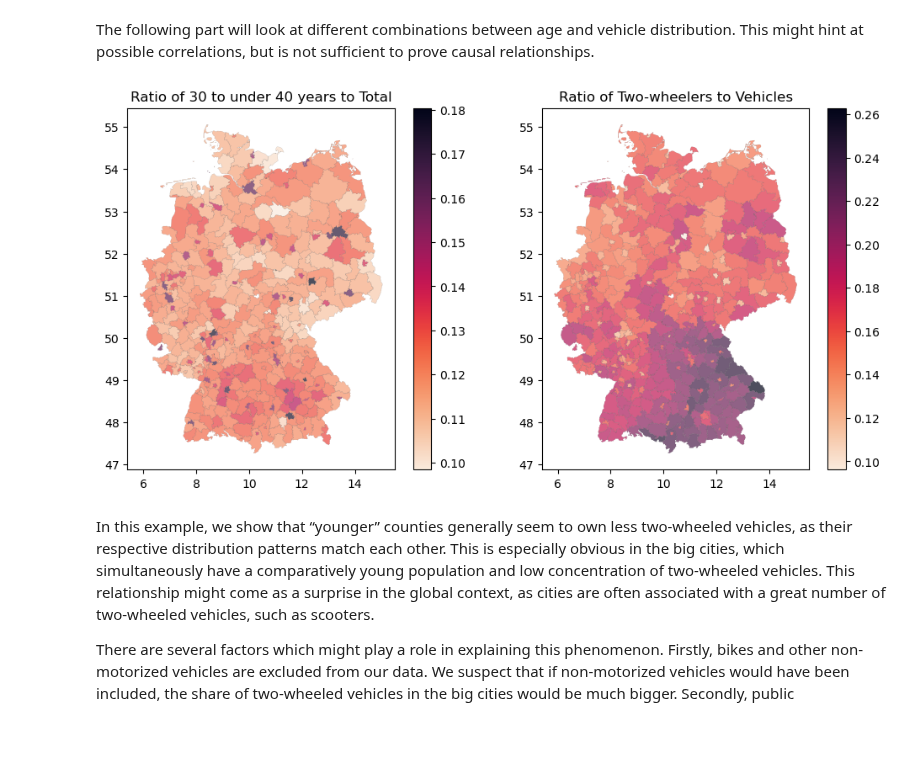
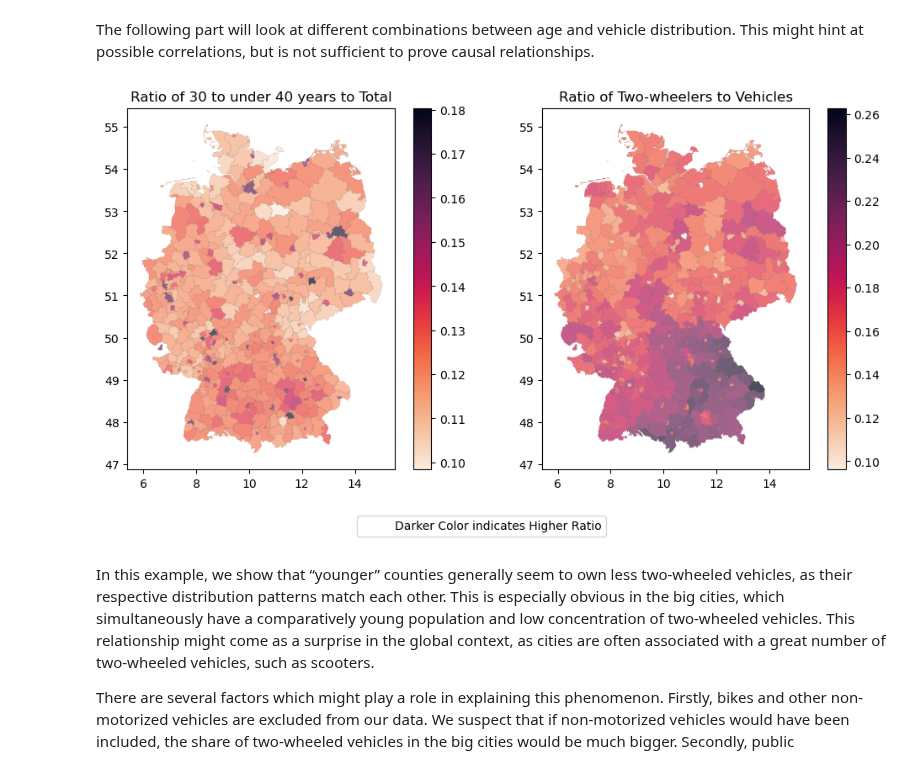
Before and after one commit to NumEconCopenhagen/projects-2023-mes, a Jupyter notebook: dataproject/dataproject.ipynb, the cells around one changed output. Saved outputs shown, nothing was run; the diff lists cells and outputs as text; code cells hidden in the pictures; blank space fills up the shorter version.

```diff
--- a/dataproject/dataproject.ipynb
+++ b/dataproject/dataproject.ipynb
@@ -283,24 +283,33 @@ The following part will look at different combinations between age and vehicle d
 # %%
 # A. Plot two graphs of interest side by side
 fig, axs = plt.subplots(1, 2, figsize=(10, 5))
+
 
 # B. Plot ratio of younger people on the left
 dataproject.ratio = "30 to under 40 years/Total"
 dataproject.plot(True, ax=axs[0])
 axs[0].set_title("Ratio of 30 to under 40 years to Total")
 
+
 # C. Plot ratio of two-wheeled vehicles on the right
 dataproject.ratio = "two-wheelers/vehicles"
 dataproject.plot(True, ax=axs[1])
 axs[1].set_title("Ratio of Two-wheelers to Vehicles")
 
-# D. Adjust the layout and spacing between subplots
+
+# D. Create a custom legend
+legend_label = "Darker Color indicates Higher Ratio"
+fig.legend([legend_label], loc="lower center", bbox_to_anchor=(0.5, -0.1))
+
+
+# E. Adjust the layout and spacing between subplots
 plt.tight_layout()
 
-# E. Show the plots
+
+# F. Show the plots
 plt.show()
 # %% [output]
-[figure, old version]
+[figure, new version]
 # %% [markdown]
 In this example, we show that “younger” counties generally seem to own less two-wheeled vehicles, as their respective distribution patterns match each other. This is especially obvious in the big cities, which simultaneously have a comparatively young population and low concentration of two-wheeled vehicles. This relationship might come as a surprise in the global context, as cities are often associated with a great number of two-wheeled vehicles, such as scooters.
 
```
Also changed, not shown: 2 other files.
